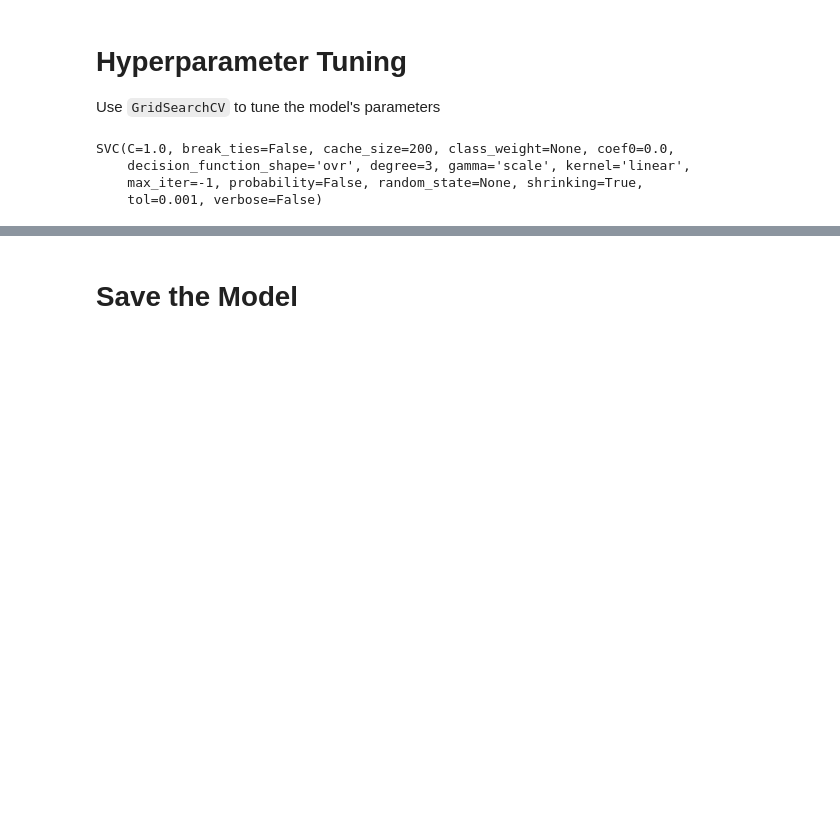
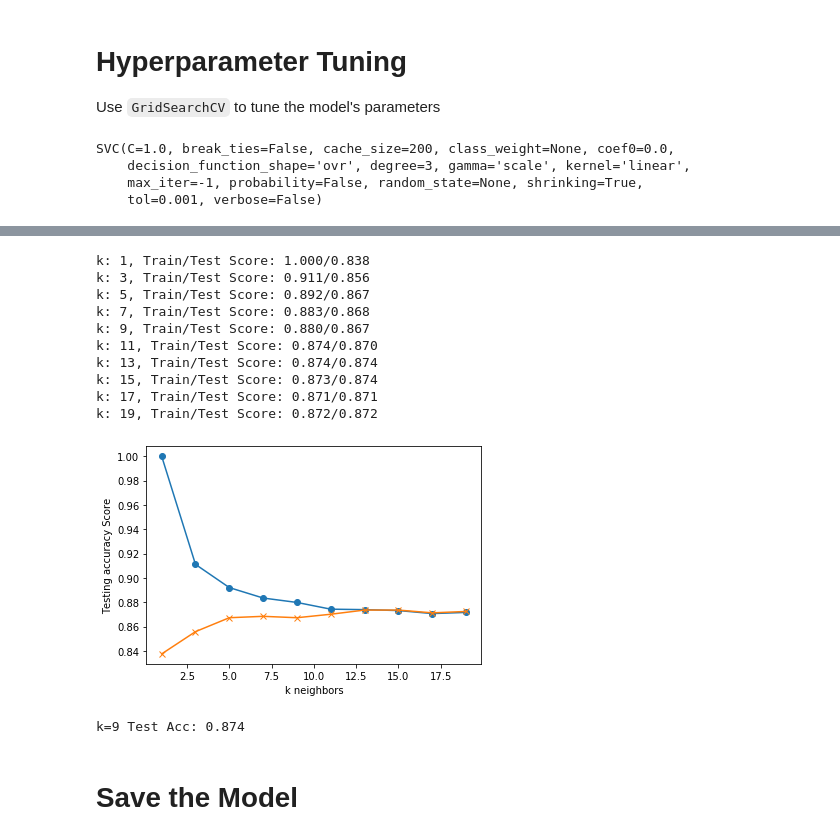
Before and after one commit to ramneekc/Exoplanet-Exploration, a Jupyter notebook: model_1.ipynb, the cells around one changed output, grey strips where cells are left out. Drawn from its saved outputs; the diff is of its cells as text; code cells hidden in the pictures; blank space fills up the shorter version.

```diff
--- a/model_1.ipynb
+++ b/model_1.ipynb
@@ -205,8 +209,8 @@ SVC(C=1.0, break_ties=False, cache_size=200, class_weight=None, coef0=0.0,
     tol=0.001, verbose=False)
 # %%
 # Train the model with GridSearch
-param_grid = {'C': [1, 5, 10],
+param_grid = {'C': [1, 10, 50],
               'gamma': [0.0001, 0.001, 0.01]}
 grid = GridSearchCV(model3, param_grid, verbose=3)
 # %%
-grid.fit(X_train, encoded_y_train)
+grid.fit(X_train_scaled, y_train)
@@ -216,3 +281,40 @@ print(grid2.best_score_)
+# %%
+from sklearn.neighbors import KNeighborsClassifier
+train_scores = []
+test_scores = []
+for k in range(1, 20, 2):
+    knn = KNeighborsClassifier(n_neighbors=k)
+    knn.fit(X_train_scaled, y_train)
+    train_score = knn.score(X_train_scaled, y_train)
+    test_score = knn.score(X_test_scaled, y_test)
+    train_scores.append(train_score)
+    test_scores.append(test_score)
+    print(f"k: {k}, Train/Test Score: {train_score:.3f}/{test_score:.3f}")
+
+
+plt.plot(range(1, 20, 2), train_scores, marker='o')
+plt.plot(range(1, 20, 2), test_scores, marker="x")
+plt.xlabel("k neighbors")
+plt.ylabel("Testing accuracy Score")
+plt.show()
+# %% [output]
+k: 1, Train/Test Score: 1.000/0.838
+k: 3, Train/Test Score: 0.911/0.856
+k: 5, Train/Test Score: 0.892/0.867
+k: 7, Train/Test Score: 0.883/0.868
+k: 9, Train/Test Score: 0.880/0.867
+k: 11, Train/Test Score: 0.874/0.870
+k: 13, Train/Test Score: 0.874/0.874
+k: 15, Train/Test Score: 0.873/0.874
+k: 17, Train/Test Score: 0.871/0.871
+k: 19, Train/Test Score: 0.872/0.872
+[figure, added]
+# %%
+knn = KNeighborsClassifier(n_neighbors=13)
+knn.fit(X_train_scaled, y_train)
+print('k=9 Test Acc: %.3f' % knn.score(X_test_scaled, y_test))
+# %% [output]
+k=9 Test Acc: 0.874
 # %% [markdown]
 # Save the Model
 # %%
```
Also changed, not shown: parts of 7 cells of this notebook.
